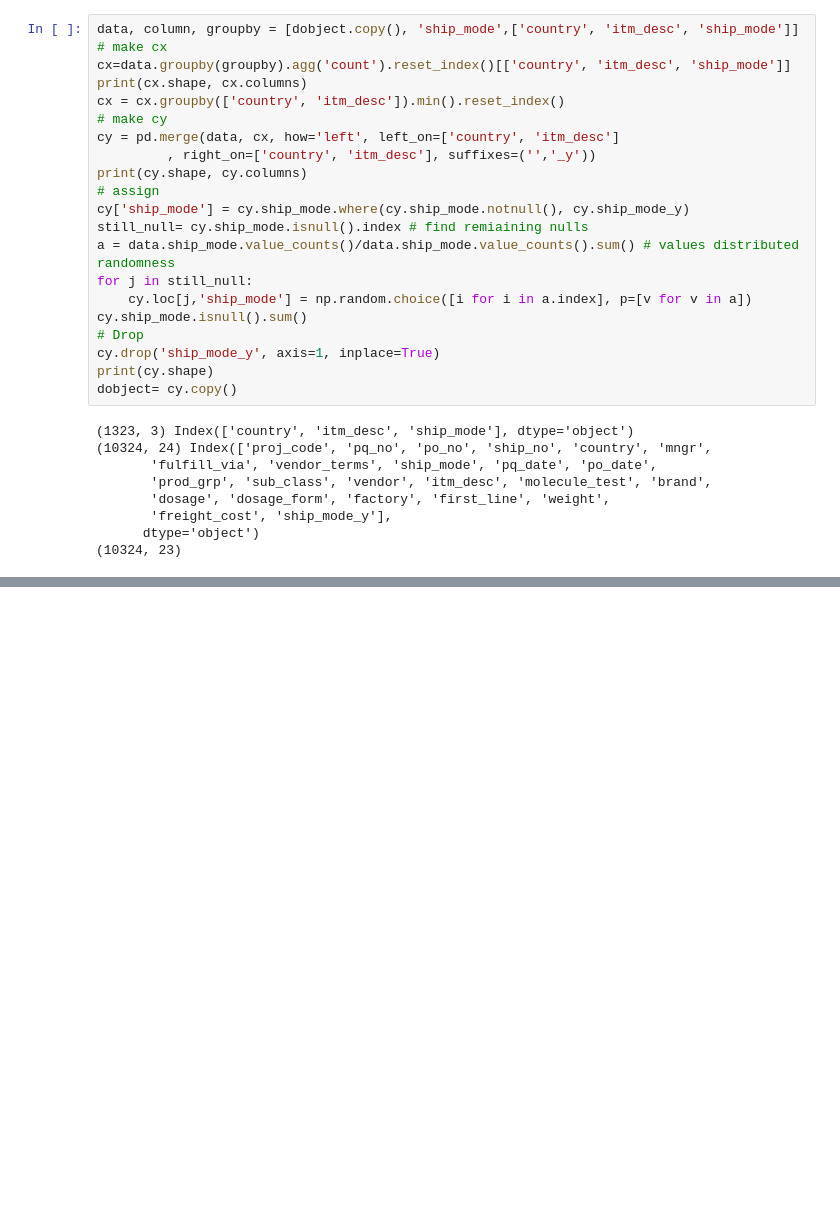
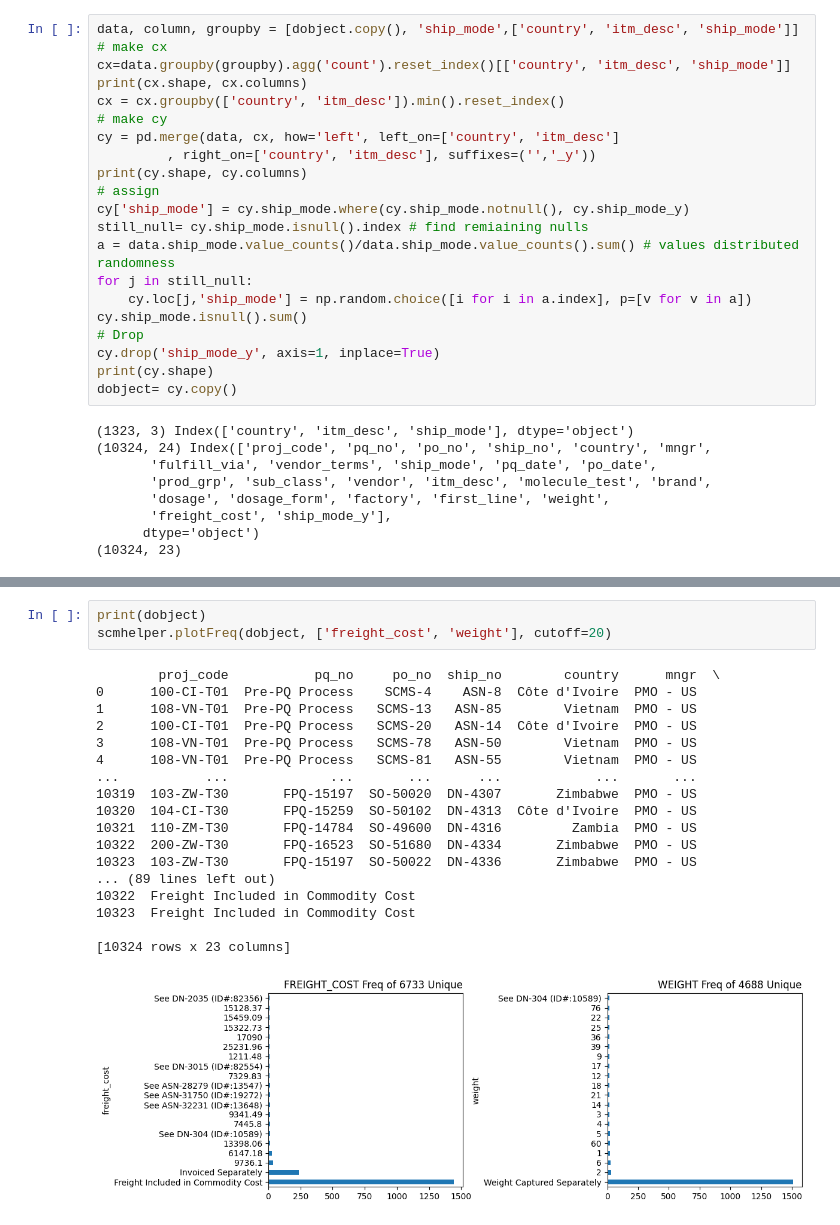
Before and after one commit to rakeshn19/AI-project-SCM, a Jupyter notebook: data_cleaning_feature_engg.ipynb, the cells around one changed output, grey strips where cells are left out. Saved outputs shown, nothing was run; the diff lists cells and outputs as text; blank space fills up the shorter version.

```diff
--- a/data_cleaning_feature_engg.ipynb
+++ b/data_cleaning_feature_engg.ipynb
@@ -272,0 +572,22 @@ dobject= cy.copy()
+# %%
+print(dobject)
+scmhelper.plotFreq(dobject, ['freight_cost', 'weight'], cutoff=20)
+# %% [output]
+        proj_code           pq_no     po_no  ship_no        country      mngr  \
+0      100-CI-T01  Pre-PQ Process    SCMS-4    ASN-8  Côte d'Ivoire  PMO - US
+1      108-VN-T01  Pre-PQ Process   SCMS-13   ASN-85        Vietnam  PMO - US
+2      100-CI-T01  Pre-PQ Process   SCMS-20   ASN-14  Côte d'Ivoire  PMO - US
+3      108-VN-T01  Pre-PQ Process   SCMS-78   ASN-50        Vietnam  PMO - US
+4      108-VN-T01  Pre-PQ Process   SCMS-81   ASN-55        Vietnam  PMO - US
+...           ...             ...       ...      ...            ...       ...
+10319  103-ZW-T30       FPQ-15197  SO-50020  DN-4307       Zimbabwe  PMO - US
+10320  104-CI-T30       FPQ-15259  SO-50102  DN-4313  Côte d'Ivoire  PMO - US
+10321  110-ZM-T30       FPQ-14784  SO-49600  DN-4316         Zambia  PMO - US
+10322  200-ZW-T30       FPQ-16523  SO-51680  DN-4334       Zimbabwe  PMO - US
+10323  103-ZW-T30       FPQ-15197  SO-50022  DN-4336       Zimbabwe  PMO - US
+... (89 lines left out)
+10322  Freight Included in Commodity Cost
+10323  Freight Included in Commodity Cost
+
+[10324 rows x 23 columns]
+[figure, added]
```
Also changed, not shown: parts of 99 cells of this notebook, 39 other files.
